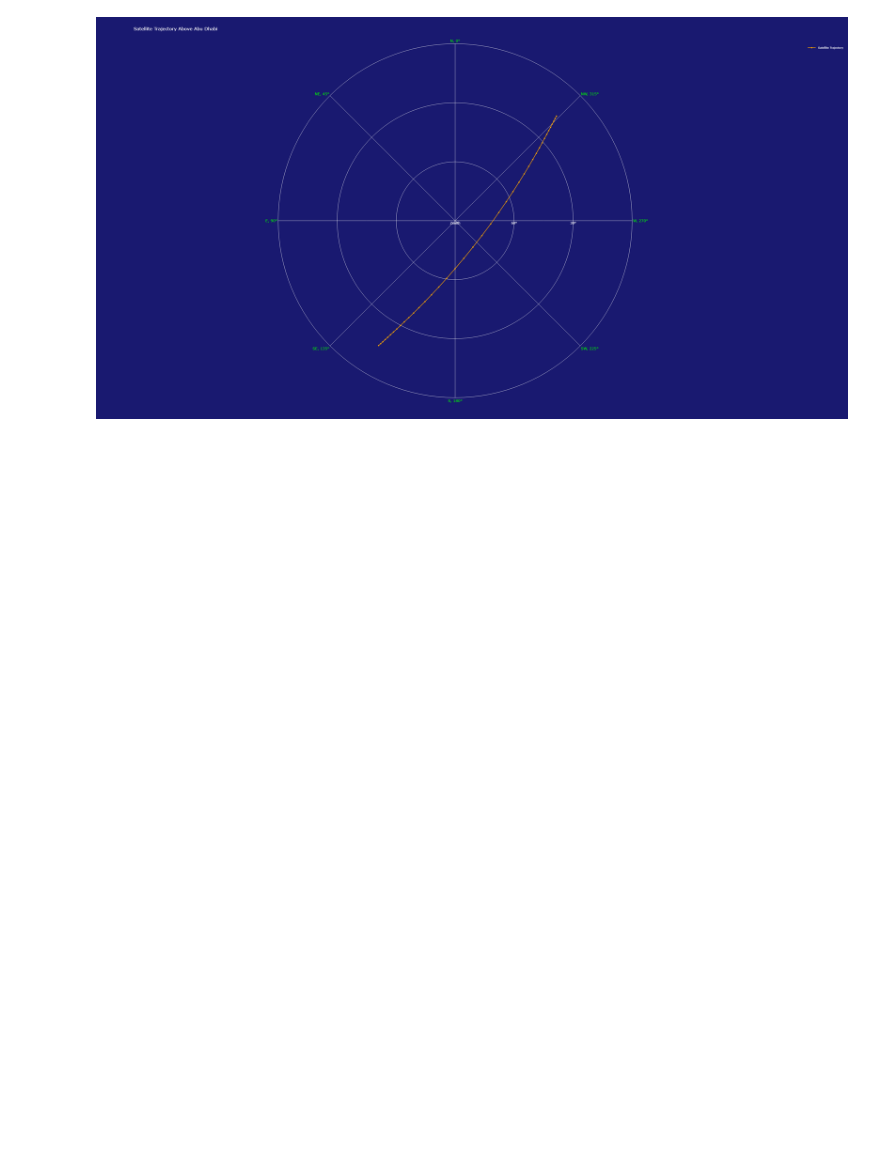
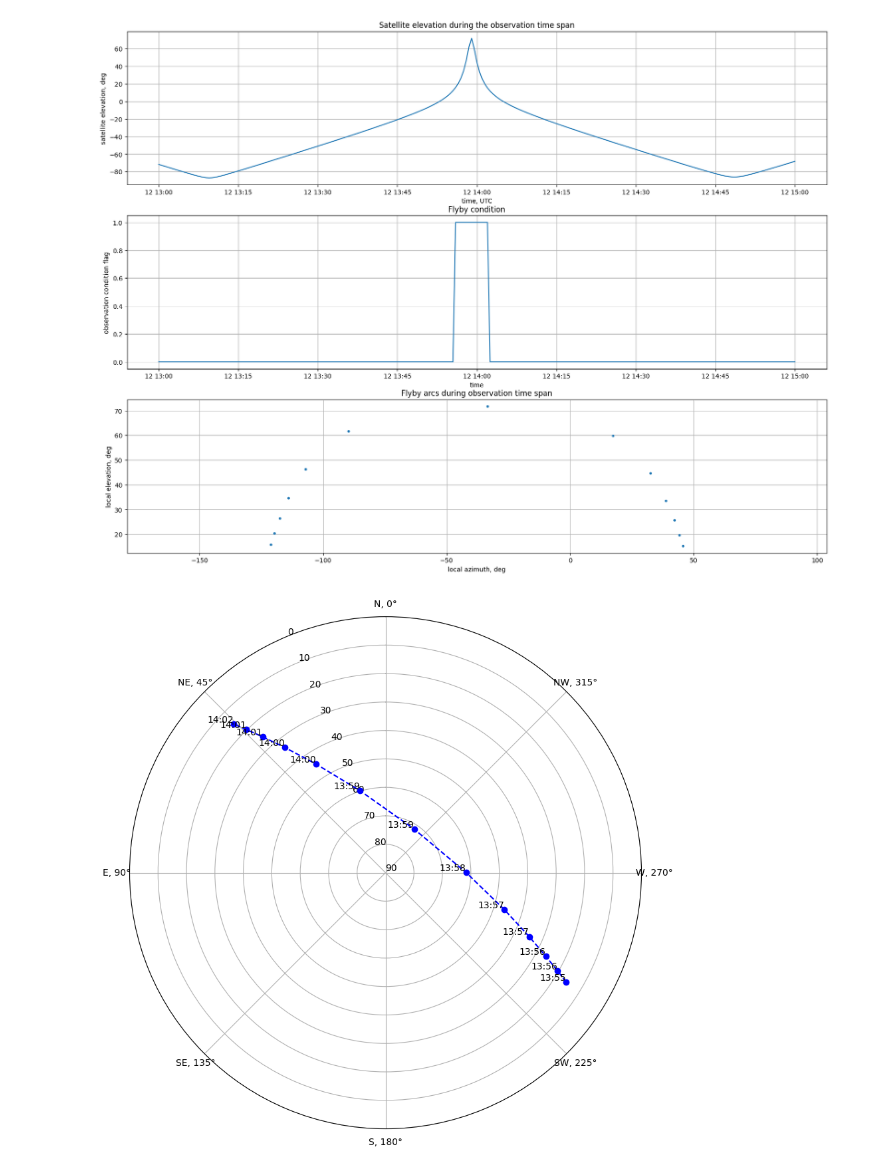
Before and after one commit to ShamilBiktimirov/astro-basics, a Jupyter notebook: python/Pointing routine.ipynb, the cells around one changed output. Drawn from its saved outputs; the diff is of its cells as text; code cells hidden in the pictures; blank space fills up the shorter version.

Commit message:
notebook revision

```diff
--- a/python/Pointing routine.ipynb
+++ b/python/Pointing routine.ipynb
@@ -202,15 +116,14 @@ variance r_obs_mag 2.779680252477116e-07
 # %%
-### Defining satellite
+# Defining satellite
 
-#chose option:
-#0: use website and define satellite NORAD
-#1: upload TLE file and choose satellite indx in the file
+# Choose option:
+# 0: input satellite NORAD ID or satellite catalogue number
+# 1: upload TLE file and choose a satellite idx from the file
 
-option = 1
-
+option = 0
 
 if option == 0:
-## define satellite by  NORAD ID and get TLE from CelesTrack
+## inputs satellite TLE from CelesTrack by its NORAD ID or satellite catalogue number
 
     def get_tle_by_id(norad_id):
         url = "https://celestrak.org/NORAD/elements/gp.php?GROUP=active&FORMAT=tle"
@@ -235,13 +148,14 @@ if option == 0:
     print(TleSecondLine)
 
 elif option == 1:
-    # import TlE text file and choose satellite
+    # import text file with satellite TLE and choose one of the TLE data
 
+    # Please enter text file name
     with open('Site_Visit_1_11_2024.txt', 'r') as file:
         lines = [line.strip() for line in file]
 
-    # choose satellite indx
-    satIndx = 9 # choose the one that you like
+    # Please choose satellite indx
+    satIndx = 9
     satelliteName = lines[satIndx * 3]
     TleFirstLine = lines[satIndx * 3 + 1]
     TleSecondLine = lines[satIndx * 3 + 2]
@@ -413,17 +255,50 @@ obs_data2.to_csv(filename2, sep='\t', index=False)
+# %%
+# Plots satellite elevation within time span
+
+fig, axs = plt.subplots(3, 1, figsize=(20, 15))
+axs[0].plot(t_span, np.rad2deg(elevation_array))
+
+axs[0].set(xlabel='time, UTC', ylabel='satellite elevation, deg',
+       title='Satellite elevation during the observation time span')
+axs[0].grid()
+
+# Flyby conditions
+axs[1].plot(t_span, observation_condition)
+
+axs[1].set(xlabel='time', ylabel='observation condition flag',
+          title='Flyby condition')
+axs[1].grid()
+
+# Plots azimuth and elevation of the satellite during flyby if it take place (refer to angles definition in introduction to the notebook)
+axs[2].plot(celestial_coordinates_array[3,:] * 180 / np. pi, celestial_coordinates_array[4,:] * 180 / np. pi, '.')
+
+axs[2].set(xlabel='local azimuth, deg', ylabel='local elevation, deg',
+       title='Flyby arcs during observation time span')
+axs[2].axis('equal')
+axs[2].grid()
+
+plt.show()
+
+# fig.savefig("satellite flyby arcs.png")
+
+plot_sky_s(celestial_coordinates_array_processed[:, 3:5], celestial_coordinates_array_processed[:, 0])
+# %% [output]
+[figure, added]
+[figure, added]
 # %%
 # polar interactive plot
 labels = []
 
-for i in range(len(observation_data)):
-    labels.append(f"Azimuth: {360 - observation_data2 [i, 3] % 360:.1f}°<br>Elevation: {observation_data2 [i, 4]:.1f}°<br>RA: {observation_data2 [i, 1]}<br>Dec: {observation_data2 [i, 2]}<br>Time: {observation_data2 [i, 0]}")
+for i in range(len(celestial_coordinates_array_processed)):
+    labels.append(f"Azimuth: {360 - celestial_coordinates_array_processed [i, 3] % 360:.1f}°<br>Elevation: {celestial_coordinates_array_processed [i, 4]:.1f}°<br>RA: {celestial_coordinates_array_processed [i, 1]}<br>Dec: {celestial_coordinates_array_processed [i, 2]}<br>Time: {celestial_coordinates_array_processed [i, 0]}")
 
 
 # Create an interactive polar plot with Plotly
 fig = go.Figure()
 
 fig.add_trace(go.Scatterpolar(
-    r=observation_data[:, 4],
-    theta=observation_data[:, 3] % 360,
+    r=celestial_coordinates_array_processed[:, 4],
+    theta=celestial_coordinates_array_processed[:, 3] % 360,
     mode='lines+markers',
     marker=dict(color='orange', size=5),
     line=dict(color='orange'),
@@ -470,5 +345,3 @@ fig.update_layout(
 )
 
 fig.show()
-# %% [output]
-[figure, removed]
```
Also changed, not shown: parts of 12 cells of this notebook, 20 other files.
